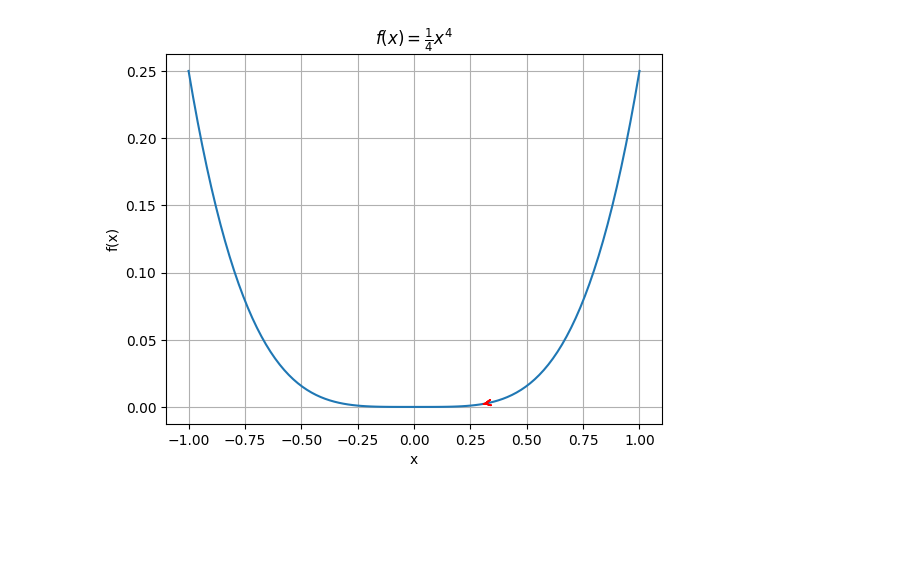
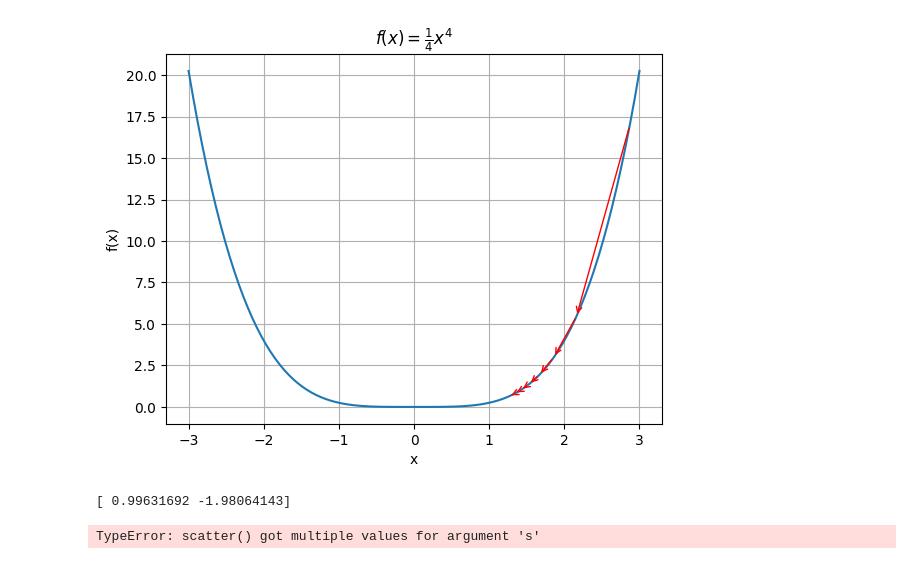
Before and after one commit to AtarSander/artificial-intelligence-from-scratch, a Jupyter notebook: Zad1/gradient.ipynb, the cells around one changed output. Cells and saved outputs as stored; diff of their text form; code cells hidden in the pictures; blank space fills up the shorter version.

Commit message:
Fixed f2 gradient equation, made separation for 1D plotting and 2D plotting and created plotter_2D function

```diff
--- a/Zad1/gradient.ipynb
+++ b/Zad1/gradient.ipynb
@@ -49,8 +49,8 @@ class GradientDescent(Solver):
     @staticmethod
     def gradient_f2(x0):
         x1, x2 = x0
-        return np.array(2 * x1 * np.exp(-x1**2 - x2**2) + (x1-1) * np.exp(-(x1 - 1)**2 - (x2 - 1)**2),
-                        2 * x2 * np.exp(-x1**2 - x2**2) + (x2-1) * np.exp(-(x1 - 1)**2 - (x2 - 1)**2))
+        return np.array([2 * x1 * np.exp(-x1**2 - x2**2) + (x1 - 1) * np.exp(-(x1 - 1)**2 - (x2 + 2)**2),
+                        2 * x2 * np.exp(-x1**2 - x2**2) + (x2 + 2) * np.exp(-(x1 - 1)**2 - (x2 + 2)**2)])
 
     @staticmethod
     def f1(x):
@@ -61,14 +61,16 @@ class GradientDescent(Solver):
         x1, x2 = x
         return 1.5 - np.exp(-x1**2 - x2**2) - 0.5 * np.exp(-(x1 - 1)**2 - (x2 + 2)**2)
 
-    def plotter(self, func, x_range=(-10, 10), num_points=400, title=None, x_label='x', y_label='y', legend_label=None):
+    def plotter_1D(self, func, x_range=(-10, 10), num_points=400, title=None, x_label='x', y_label='y', legend_label=None):
         x = np.linspace(x_range[0], x_range[1], num_points)
         func_vectorized = np.vectorize(func)
         y = func_vectorized(x)
         plt.plot(x, y)
+
         for i in range(1, self.iterations):
             plt.annotate("", xy=(self.x_values[i], self.y_values[i]), xytext=(self.x_values[i-1], self.y_values[i-1]),
-                 arrowprops=dict(arrowstyle="->", color='red'))
+                                 arrowprops={'arrowstyle':"->", 'color':'r', 'lw':1}, va='center', ha='center')
+
         plt.xlabel(x_label)
         plt.ylabel(y_label)
         if title:
@@ -77,9 +79,43 @@ class GradientDescent(Solver):
             plt.legend(legend_label)
         plt.grid(True)
         plt.show()
+
+    def plotter_2D(self, func, x1_range=(-10, 10), x2_range=(-10, 10), num_points=400,
+                   title=None, x1_label='x1', x2_label='x2', legend_label=None):
+        #TODO: add two options of showing arrows (every arrow vs every so steps)
+        x1 = np.linspace(x1_range[0], x1_range[1], num_points)
+        x2 = np.linspace(x2_range[0], x2_range[1], num_points)
+        X1, X2 = np.meshgrid(x1, x2)
+
+        Z = func((X1, X2))
+        plt.contourf(X1, X2, Z, cmap='viridis')
+        plt.colorbar()
+
+        for i in range(1, self.iterations):
+                plt.annotate("", xy=self.x_values[i], xytext=self.x_values[i-1],
+                                 arrowprops={'arrowstyle':"->", 'color':'r', 'lw':1}, va='center', ha='center')
+                # print(self.x_values[i][0], self.x_values[i][1], "    ", self.x_values[i-1][0], self.x_values[i-1][1])
+
+        plt.xlabel(x1_label)
+        plt.ylabel(x2_label)
+        if title:
+            plt.title(title)
+        if legend_label:
+            plt.legend(legend_label)
+
+        plt.show()
+        print(self.x_values)
 # %%
-a = GradientDescent(0.01, 50)
-a.solve(a.gradient_f1, 0.31, a.f1)
-a.plotter(a.f1, x_range=(-1,1), num_points=100, title="$f(x) = \\frac{1}{4}x^4$", y_label='f(x)')
+a = GradientDescent(0.03, 8)
+a.solve(a.gradient_f1, 2.87, a.f1)
+a.plotter_1D(a.f1, x_range=(-3,3), num_points=100, title="$f(x) = \\frac{1}{4}x^4$", y_label='f(x)')
 # %% [output]
-[figure, old version]
+[figure, new version]
+# %%
+b = GradientDescent(0.4, 15)
+print(b.solve(b.gradient_f2, np.array([2.2, -2.7]), b.f2))
+b.plotter_2D(b.f2, x1_range=(-3,3), x2_range=(-3, 3), num_points=100,
+             title="$f(x_1, x_2) = 1.5 - \exp(-x_1^2 - x_2^2) - 0.5 \exp(-(x_1 - 1)^2 - (x_2 + 2)^2)$")
+# %% [output]
+[ 0.99631692 -1.98064143]
+TypeError: scatter() got multiple values for argument 's'
```
